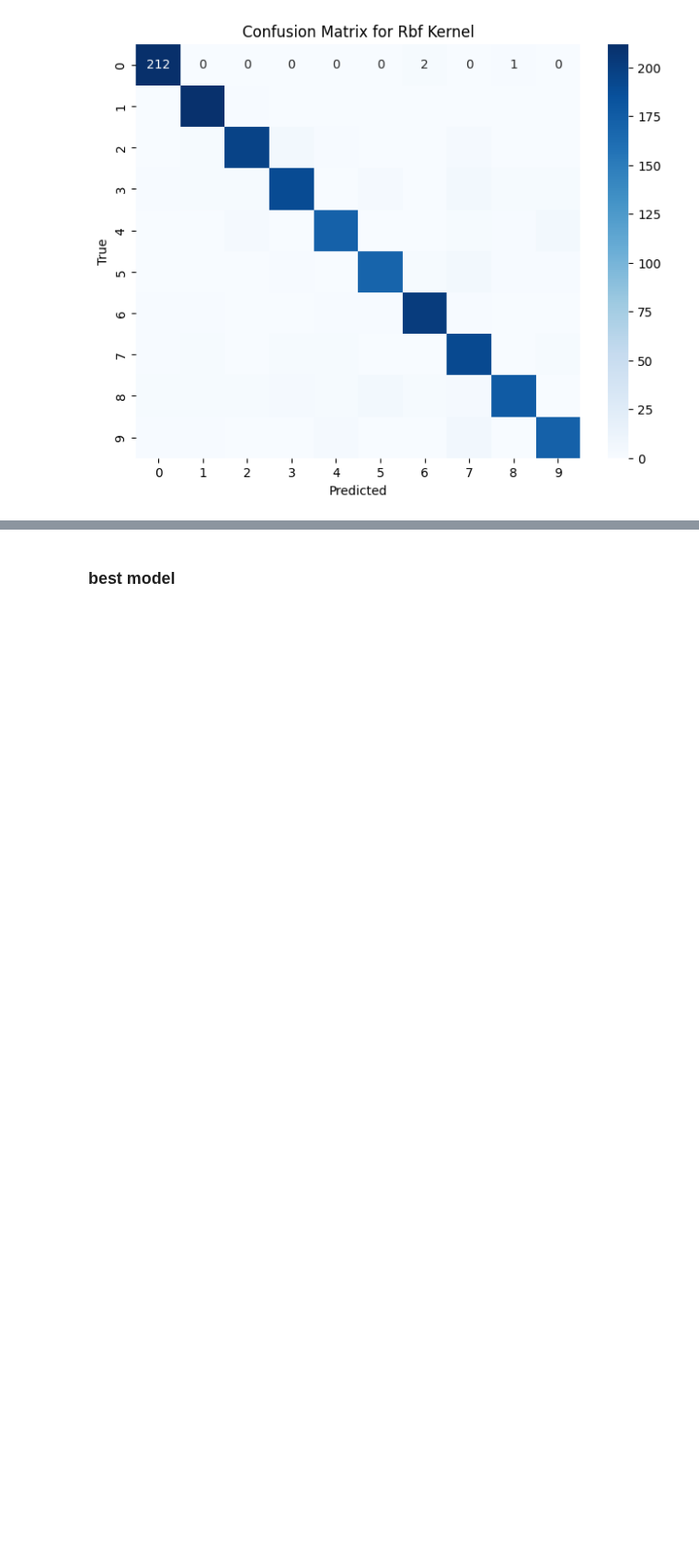
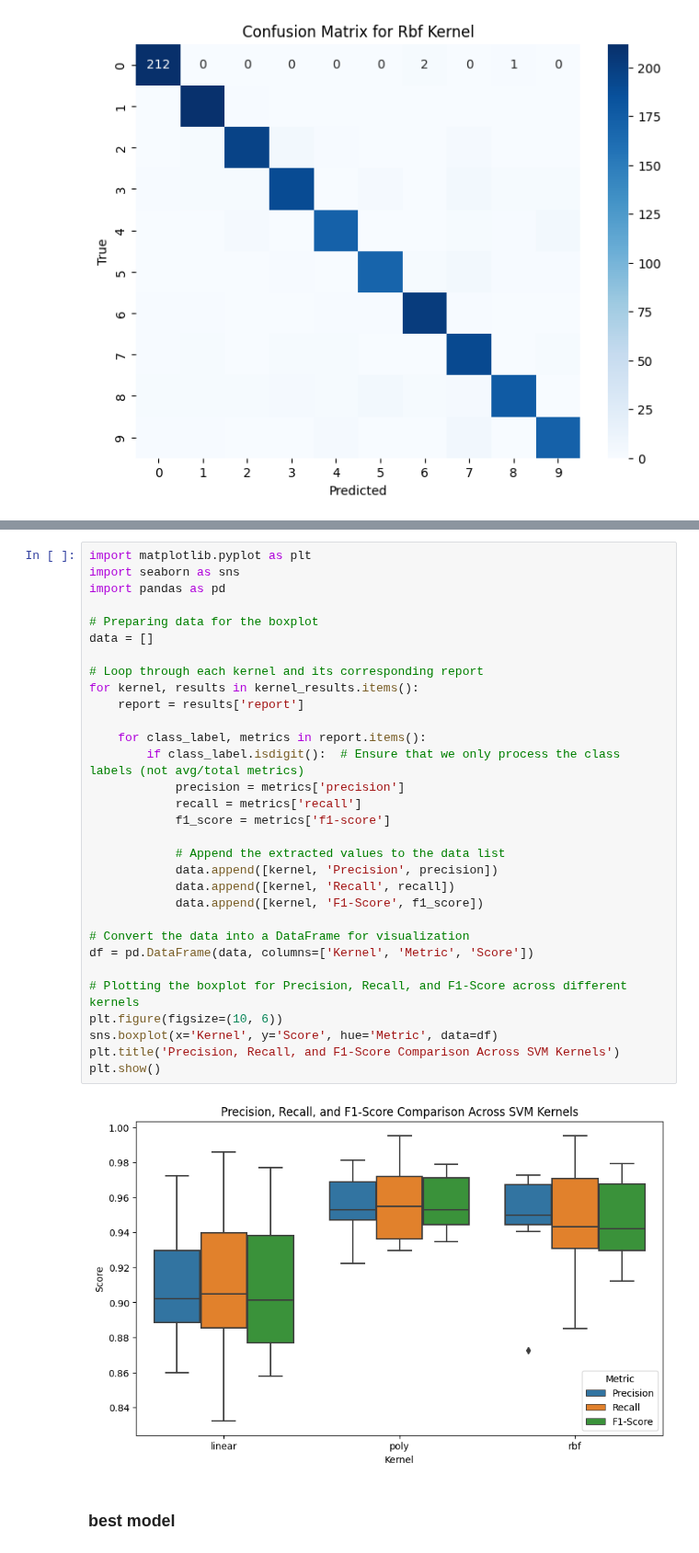
Before and after one commit to Justine-IA/IAI600Lab, a Jupyter notebook: Lab_5/main.ipynb, the cells around one changed output, grey strips where cells are left out. Shown at 92% size. Drawn from its saved outputs; the diff is of its cells as text; blank space fills up the shorter version.

```diff
--- a/Lab_5/main.ipynb
+++ b/Lab_5/main.ipynb
@@ -293,3 +310,36 @@ for kernel in kernel_results:
+# %%
+import matplotlib.pyplot as plt
+import seaborn as sns
+import pandas as pd
+
+# Preparing data for the boxplot
+data = []
+
+# Loop through each kernel and its corresponding report
+for kernel, results in kernel_results.items():
+    report = results['report']
+
+    for class_label, metrics in report.items():
+        if class_label.isdigit():  # Ensure that we only process the class labels (not avg/total metrics)
+            precision = metrics['precision']
+            recall = metrics['recall']
+            f1_score = metrics['f1-score']
+
+            # Append the extracted values to the data list
+            data.append([kernel, 'Precision', precision])
+            data.append([kernel, 'Recall', recall])
+            data.append([kernel, 'F1-Score', f1_score])
+
+# Convert the data into a DataFrame for visualization
+df = pd.DataFrame(data, columns=['Kernel', 'Metric', 'Score'])
+
+# Plotting the boxplot for Precision, Recall, and F1-Score across different kernels
+plt.figure(figsize=(10, 6))
+sns.boxplot(x='Kernel', y='Score', hue='Metric', data=df)
+plt.title('Precision, Recall, and F1-Score Comparison Across SVM Kernels')
+plt.show()
+# %% [output]
+[figure, added]
 # %% [markdown]
 ### best model
 # %%
```
Also changed, not shown: parts of 5 cells of this notebook.
